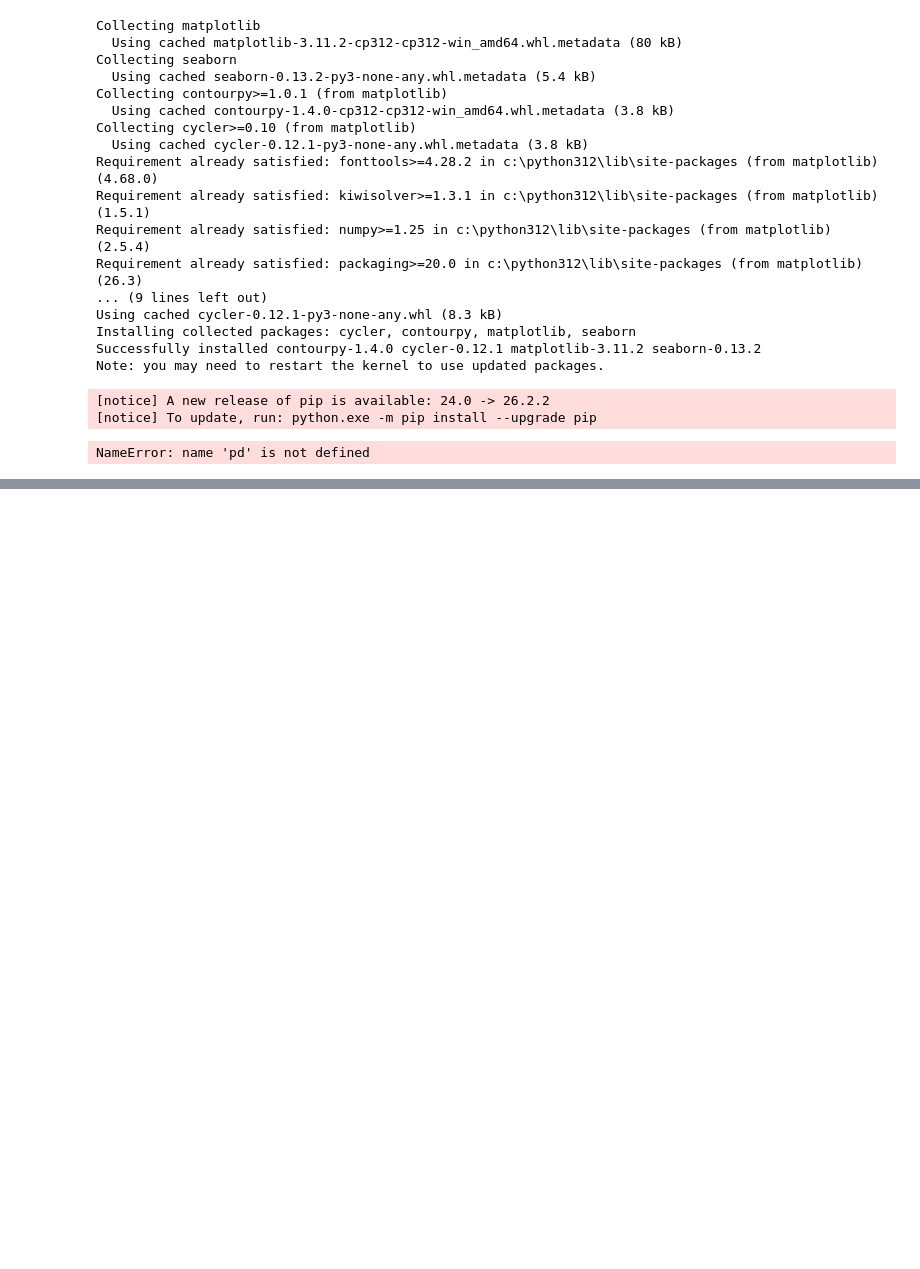
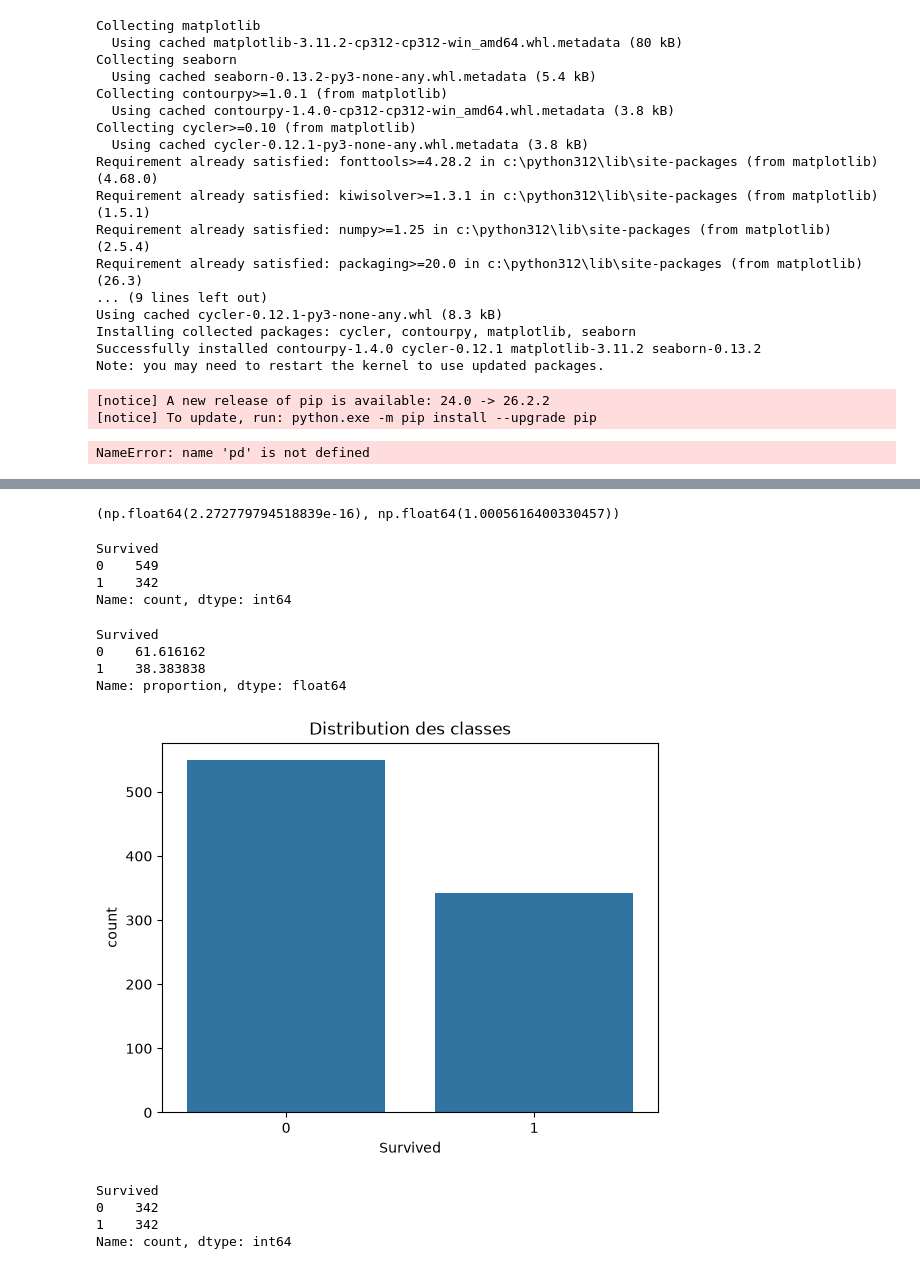
Before and after one commit to fatimadane/TP1-Pretraitement-Dataset-ML, a Jupyter notebook: TP1-Pretraitement-Dataset-ML.ipynb, the cells around one changed output, grey strips where cells are left out. Cells and saved outputs as stored; diff of their text form; code cells hidden in the pictures; blank space fills up the shorter version.

```diff
--- a/TP1-Pretraitement-Dataset-ML.ipynb
+++ b/TP1-Pretraitement-Dataset-ML.ipynb
@@ -56,0 +246,2 @@ df.head()
+# %%
+df = pd.get_dummies(df, columns=['Sex'], dtype=int)
@@ -56,0 +265,2 @@ df.head()
+# %%
+df = pd.get_dummies(df, columns=['Embarked'], dtype=int)
@@ -56,0 +322,4 @@ df.head()
+# %%
+scaler = MinMaxScaler()
+
+df['Age_normalized'] = scaler.fit_transform(df[['Age']])
@@ -56,0 +339,5 @@ df.head()
+# %%
+from sklearn.preprocessing import StandardScaler
+
+scaler = StandardScaler()
+df['Age_standardized'] = scaler.fit_transform(df[['Age']])
@@ -56,0 +353,24 @@ df.head()
+# %%
+df['Age_standardized'].mean(), df['Age_standardized'].std()
+# %% [output]
+(np.float64(2.272779794518839e-16), np.float64(1.0005616400330457))
+# %%
+df['Survived'].value_counts()
+# %% [output]
+Survived
+0    549
+1    342
+Name: count, dtype: int64
+# %%
+df['Survived'].value_counts(normalize=True) * 100
+# %% [output]
+Survived
+0    61.616162
+1    38.383838
+Name: proportion, dtype: float64
+# %%
+sns.countplot(x='Survived', data=df)
+plt.title('Distribution des classes')
+plt.show()
+# %% [output]
+[figure, added]
@@ -56,0 +391,7 @@ df.head()
+# %%
+df_balanced['Survived'].value_counts()
+# %% [output]
+Survived
+0    342
+1    342
+Name: count, dtype: int64
```
Also changed, not shown: parts of 42 cells of this notebook.
